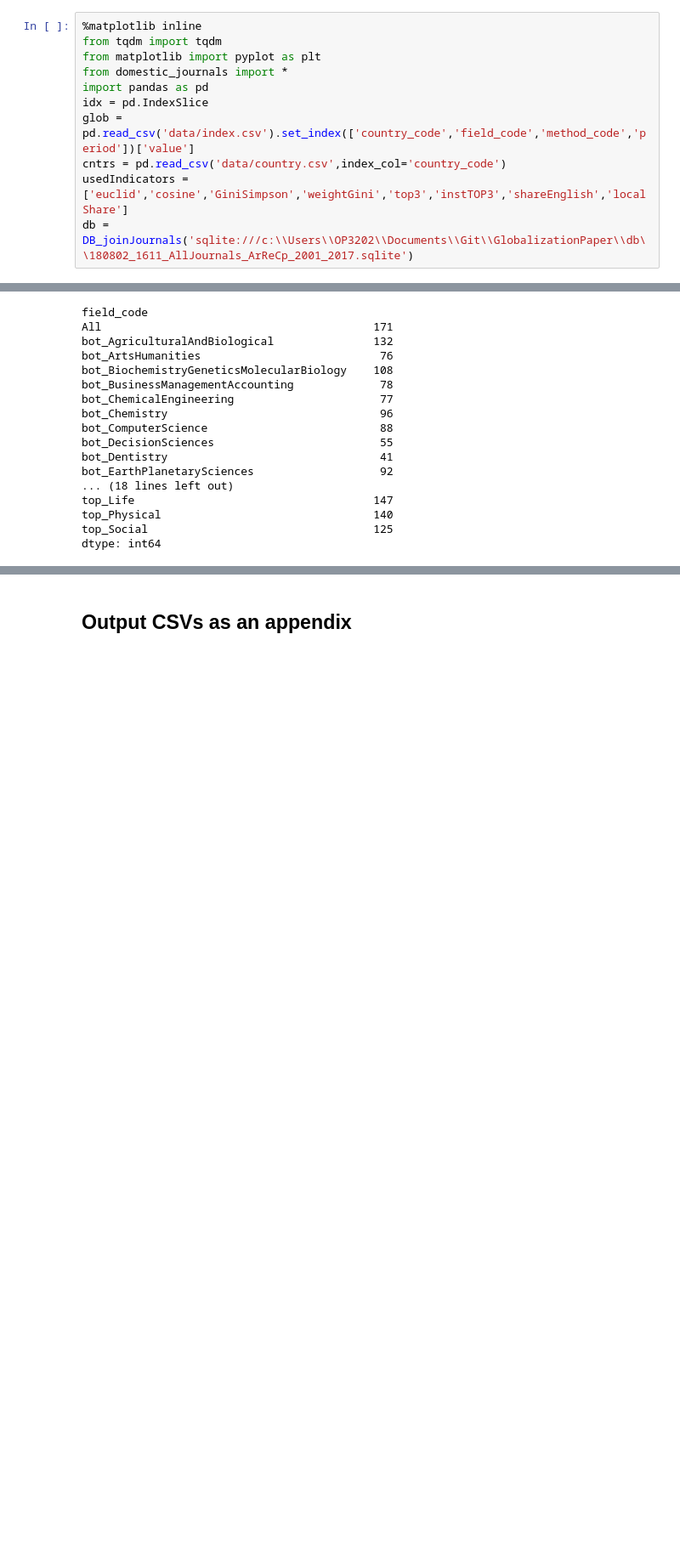
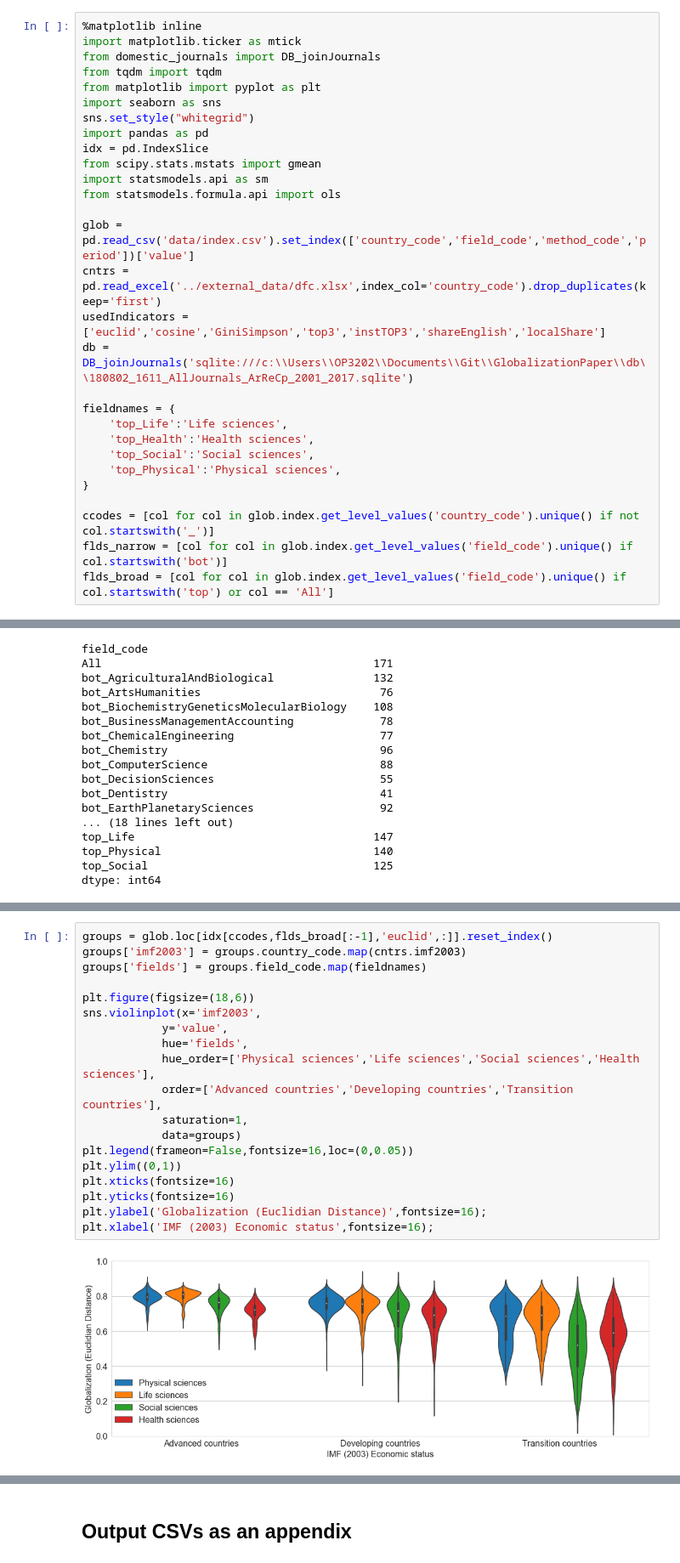
Before and after one commit to vitekzkytek/GlobalizationPaper, a Jupyter notebook: Phase5_Paper/PaperResults.ipynb, the cells around one changed output, grey strips where cells are left out. Shown at 85% size. Cells and saved outputs as stored; diff of their text form; blank space fills up the shorter version.

```diff
--- a/Phase5_Paper/PaperResults.ipynb
+++ b/Phase5_Paper/PaperResults.ipynb
@@ -2,12 +2,30 @@
 ## Load data and set db
 # %%
 %matplotlib inline
+import matplotlib.ticker as mtick
+from domestic_journals import DB_joinJournals
 from tqdm import tqdm
 from matplotlib import pyplot as plt
-from domestic_journals import *
+import seaborn as sns
+sns.set_style("whitegrid")
 import pandas as pd
 idx = pd.IndexSlice
+from scipy.stats.mstats import gmean
+import statsmodels.api as sm
+from statsmodels.formula.api import ols
+
 glob = pd.read_csv('data/index.csv').set_index(['country_code','field_code','method_code','period'])['value']
-cntrs = pd.read_csv('data/country.csv',index_col='country_code')
-usedIndicators = ['euclid','cosine','GiniSimpson','weightGini','top3','instTOP3','shareEnglish','localShare']
+cntrs = pd.read_excel('../external_data/dfc.xlsx',index_col='country_code').drop_duplicates(keep='first')
+usedIndicators = ['euclid','cosine','GiniSimpson','top3','instTOP3','shareEnglish','localShare']
 db = DB_joinJournals('sqlite:///c:\\Users\\OP3202\\Documents\\Git\\GlobalizationPaper\\db\\180802_1611_AllJournals_ArReCp_2001_2017.sqlite')
+
+fieldnames = {
+    'top_Life':'Life sciences',
+    'top_Health':'Health sciences',
+    'top_Social':'Social sciences',
+    'top_Physical':'Physical sciences',
+}
+
+ccodes = [col for col in glob.index.get_level_values('country_code').unique() if not col.startswith('_')]
+flds_narrow = [col for col in glob.index.get_level_values('field_code').unique() if col.startswith('bot')]
+flds_broad = [col for col in glob.index.get_level_values('field_code').unique() if col.startswith('top') or col == 'All']
@@ -266,0 +211,21 @@ glob
+# %%
+groups = glob.loc[idx[ccodes,flds_broad[:-1],'euclid',:]].reset_index()
+groups['imf2003'] = groups.country_code.map(cntrs.imf2003)
+groups['fields'] = groups.field_code.map(fieldnames)
+
+plt.figure(figsize=(18,6))
+sns.violinplot(x='imf2003',
+            y='value',
+            hue='fields',
+            hue_order=['Physical sciences','Life sciences','Social sciences','Health sciences'],
+            order=['Advanced countries','Developing countries','Transition countries'],
+            saturation=1,
+            data=groups)
+plt.legend(frameon=False,fontsize=16,loc=(0,0.05))
+plt.ylim((0,1))
+plt.xticks(fontsize=16)
+plt.yticks(fontsize=16)
+plt.ylabel('Globalization (Euclidian Distance)',fontsize=16);
+plt.xlabel('IMF (2003) Economic status',fontsize=16);
+# %% [output]
+[figure, added]
```
Also changed, not shown: parts of 47 cells of this notebook, 27 other files.
